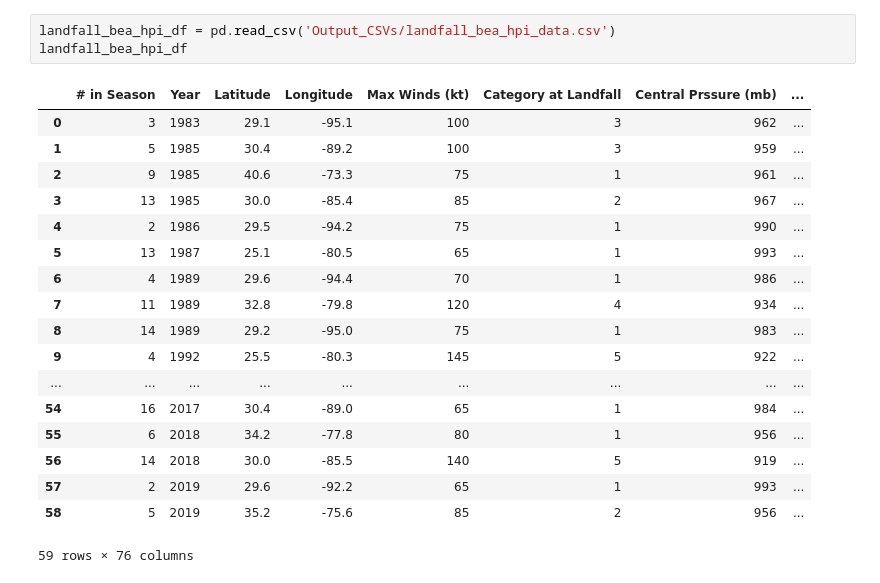
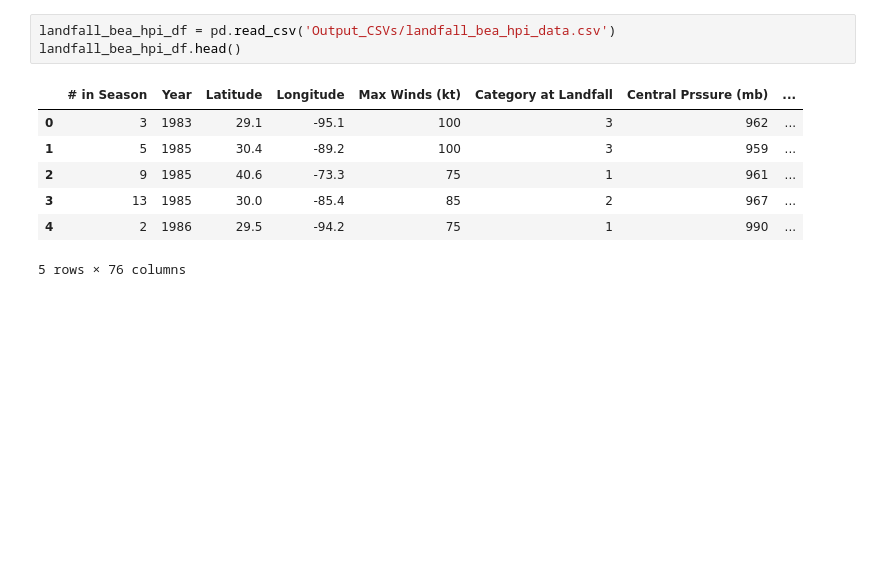
Before and after one commit to chrisadamsv/Dream-Team-Project1, a Jupyter notebook: Project_Data/Data_Analysis.ipynb, the cells around one changed output. Drawn from its saved outputs; the diff is of its cells as text; blank space fills up the shorter version.

```diff
--- a/Project_Data/Data_Analysis.ipynb
+++ b/Project_Data/Data_Analysis.ipynb
@@ -29,24 +23,13 @@ formatted_landfall_df
 # %%
 landfall_bea_hpi_df = pd.read_csv('Output_CSVs/landfall_bea_hpi_data.csv')
-landfall_bea_hpi_df
+landfall_bea_hpi_df.head()
 # %% [output]
 |  | # in Season | Year | Latitude | Longitude | Max Winds (kt) | Category at Landfall | Central Prssure (mb) | ... |
 | 0 | 3 | 1983 | 29.1 | -95.1 | 100 | 3 | 962 | ... |
 | 1 | 5 | 1985 | 30.4 | -89.2 | 100 | 3 | 959 | ... |
 | 2 | 9 | 1985 | 40.6 | -73.3 | 75 | 1 | 961 | ... |
 | 3 | 13 | 1985 | 30.0 | -85.4 | 85 | 2 | 967 | ... |
 | 4 | 2 | 1986 | 29.5 | -94.2 | 75 | 1 | 990 | ... |
-| 5 | 13 | 1987 | 25.1 | -80.5 | 65 | 1 | 993 | ... |
-| 6 | 4 | 1989 | 29.6 | -94.4 | 70 | 1 | 986 | ... |
-| 7 | 11 | 1989 | 32.8 | -79.8 | 120 | 4 | 934 | ... |
-| 8 | 14 | 1989 | 29.2 | -95.0 | 75 | 1 | 983 | ... |
-| 9 | 4 | 1992 | 25.5 | -80.3 | 145 | 5 | 922 | ... |
-| ... | ... | ... | ... | ... | ... | ... | ... | ... |
-| 54 | 16 | 2017 | 30.4 | -89.0 | 65 | 1 | 984 | ... |
-| 55 | 6 | 2018 | 34.2 | -77.8 | 80 | 1 | 956 | ... |
-| 56 | 14 | 2018 | 30.0 | -85.5 | 140 | 5 | 919 | ... |
-| 57 | 2 | 2019 | 29.6 | -92.2 | 65 | 1 | 993 | ... |
-| 58 | 5 | 2019 | 35.2 | -75.6 | 85 | 2 | 956 | ... |
-59 rows × 76 columns
+5 rows × 76 columns
 # %%
 costliness_bea_hpi_df = pd.read_csv('Output_CSVs/costliness_bea_hpi_data.csv')
```
Also changed, not shown: parts of 19 cells of this notebook, 12 other files.
